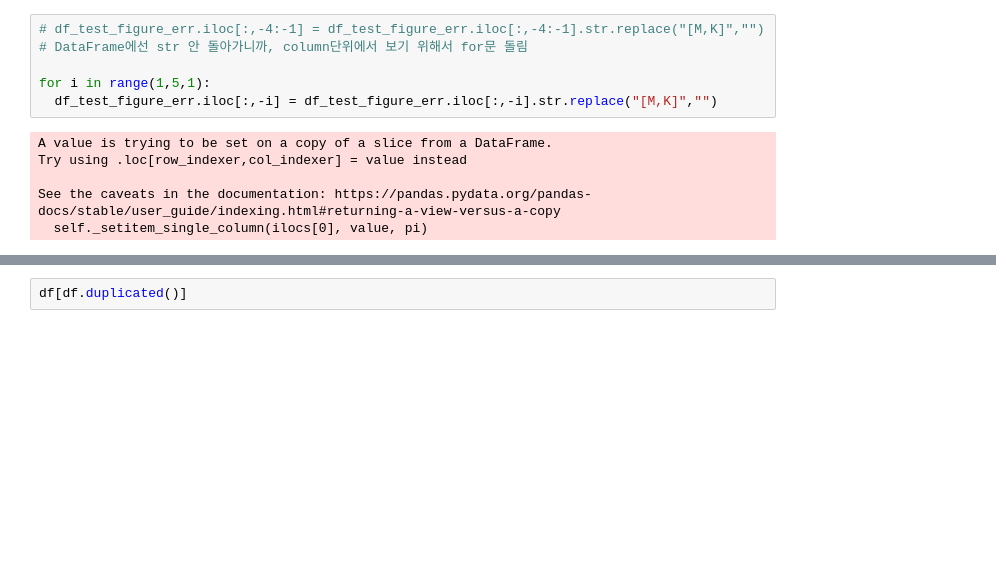
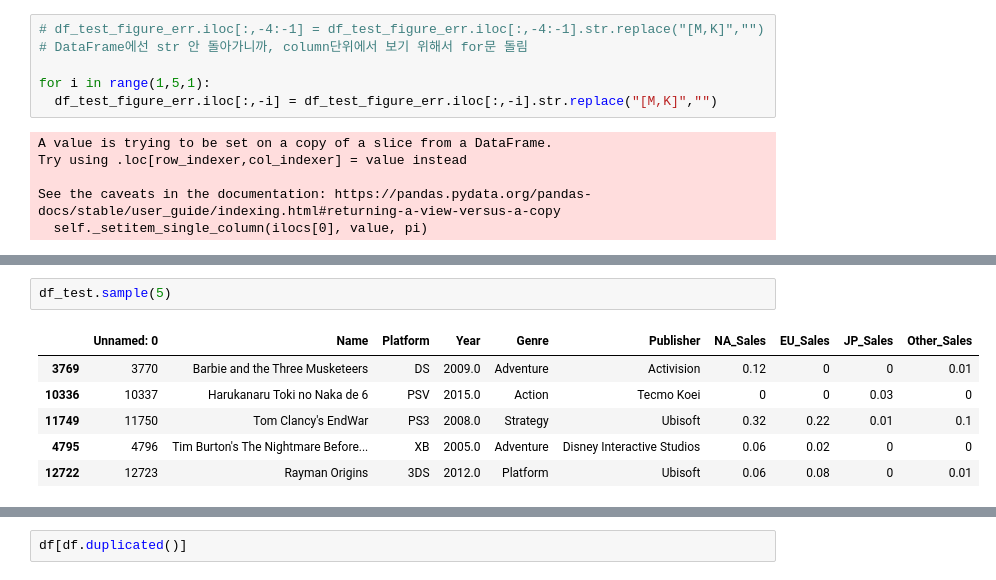
Before and after one commit to Jihyesh/codestates_projects_section1, a Jupyter notebook: AI_15_홍지혜_Section1.ipynb, the cells around one changed output, grey strips where cells are left out. Saved outputs shown, nothing was run; the diff lists cells and outputs as text; blank space fills up the shorter version.

```diff
--- a/AI_15_홍지혜_Section1.ipynb
+++ b/AI_15_홍지혜_Section1.ipynb
@@ -469,0 +498,9 @@ df_test_figure_err.iloc[:,-4:-1] #? 왜 마지막이 안 나오지..
+# %%
+df_test.sample(5)
+# %% [output]
+|  | Unnamed: 0 | Name | Platform | Year | Genre | Publisher | NA_Sales | EU_Sales | JP_Sales | Other_Sales |
+| 3769 | 3770 | Barbie and the Three Musketeers | DS | 2009.0 | Adventure | Activision | 0.12 | 0 | 0 | 0.01 |
+| 10336 | 10337 | Harukanaru Toki no Naka de 6 | PSV | 2015.0 | Action | Tecmo Koei | 0 | 0 | 0.03 | 0 |
+| 11749 | 11750 | Tom Clancy's EndWar | PS3 | 2008.0 | Strategy | Ubisoft | 0.32 | 0.22 | 0.01 | 0.1 |
+| 4795 | 4796 | Tim Burton's The Nightmare Before... | XB | 2005.0 | Adventure | Disney Interactive Studios | 0.06 | 0.02 | 0 | 0 |
+| 12722 | 12723 | Rayman Origins | 3DS | 2012.0 | Platform | Ubisoft | 0.06 | 0.08 | 0 | 0.01 |
```
Also changed, not shown: parts of 36 cells of this notebook.
